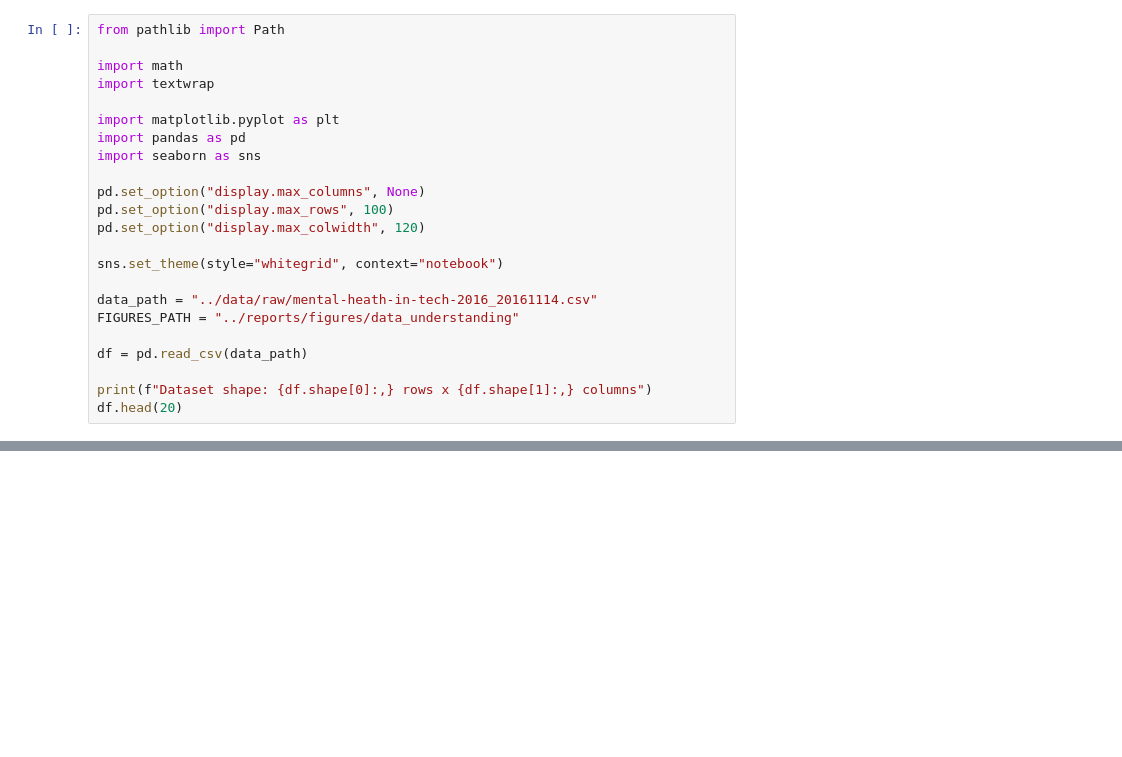
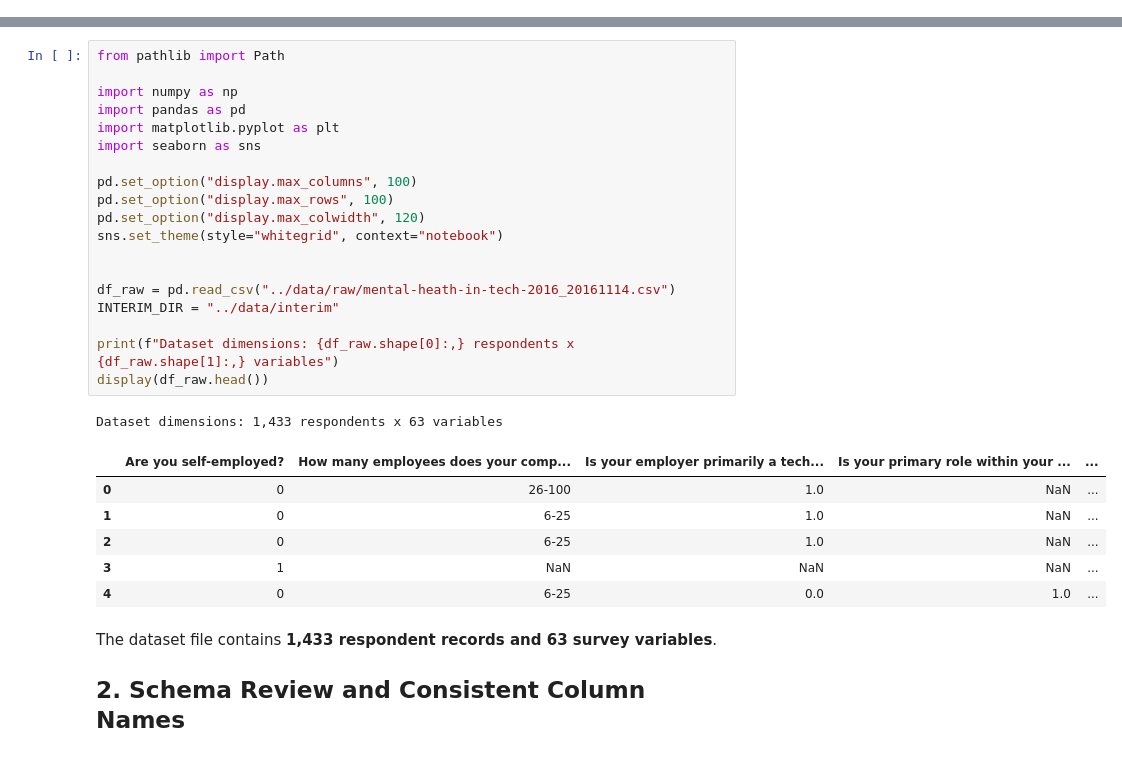
Before and after one commit to CyrilCele/osmi-mental-health-data-clustering, a Jupyter notebook: notebooks/01_data_understanding.ipynb, the cells around one changed output, grey strips where cells are left out. Saved outputs shown, nothing was run; the diff lists cells and outputs as text; blank space fills up the shorter version.

Commit message:
feat(data understanding): complete data understanding and write a handoff to data preparation notebook

```diff
--- a/notebooks/01_data_understanding.ipynb
+++ b/notebooks/01_data_understanding.ipynb
@@ -104,23 +0,0 @@ The clustering objective is to identify patterns in survey responses and workpla
-# %%
-from pathlib import Path
-
-import math
-import textwrap
-
-import matplotlib.pyplot as plt
-import pandas as pd
-import seaborn as sns
-
-pd.set_option("display.max_columns", None)
-pd.set_option("display.max_rows", 100)
-pd.set_option("display.max_colwidth", 120)
-
-sns.set_theme(style="whitegrid", context="notebook")
-
-data_path = "../data/raw/mental-heath-in-tech-2016_20161114.csv"
-FIGURES_PATH = "../reports/figures/data_understanding"
-
-df = pd.read_csv(data_path)
-
-print(f"Dataset shape: {df.shape[0]:,} rows x {df.shape[1]:,} columns")
-df.head(20)
@@ -1349,0 +26,31 @@ df_copy.to_csv("../data/processed/mental-heath-in-tech-2016-clean.csv", index=Fa
+# %%
+from pathlib import Path
+
+import numpy as np
+import pandas as pd
+import matplotlib.pyplot as plt
+import seaborn as sns
+
+pd.set_option("display.max_columns", 100)
+pd.set_option("display.max_rows", 100)
+pd.set_option("display.max_colwidth", 120)
+sns.set_theme(style="whitegrid", context="notebook")
+
+
+df_raw = pd.read_csv("../data/raw/mental-heath-in-tech-2016_20161114.csv")
+INTERIM_DIR = "../data/interim"
+
+print(f"Dataset dimensions: {df_raw.shape[0]:,} respondents x {df_raw.shape[1]:,} variables")
+display(df_raw.head())
+# %% [output]
+Dataset dimensions: 1,433 respondents x 63 variables
+|  | Are you self-employed? | How many employees does your comp... | Is your employer primarily a tech... | Is your primary role within your ... | ... |
+| 0 | 0 | 26-100 | 1.0 | NaN | ... |
+| 1 | 0 | 6-25 | 1.0 | NaN | ... |
+| 2 | 0 | 6-25 | 1.0 | NaN | ... |
+| 3 | 1 | NaN | NaN | NaN | ... |
+| 4 | 0 | 6-25 | 0.0 | 1.0 | ... |
+# %% [markdown]
+The dataset file contains **1,433 respondent records and 63 survey variables**.
+
+## 2. Schema Review and Consistent Column Names
```
Also changed, not shown: parts of 69 cells of this notebook, 9 other files.
